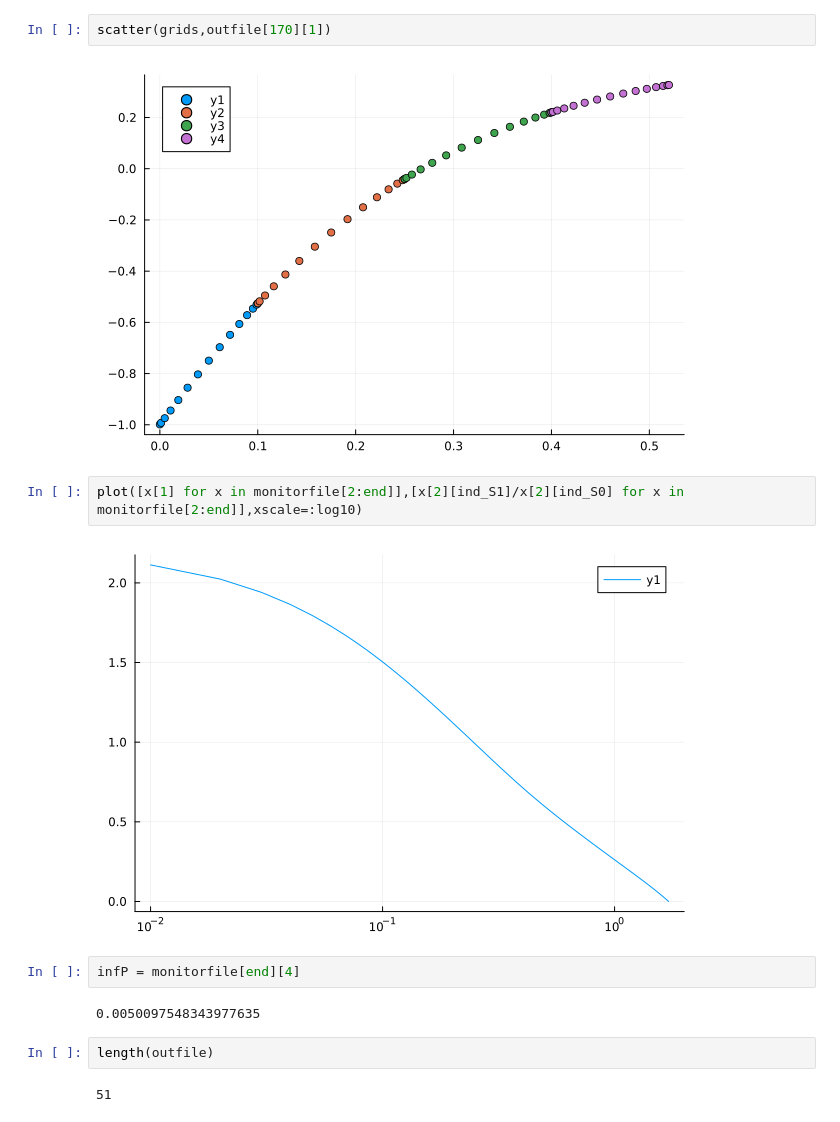
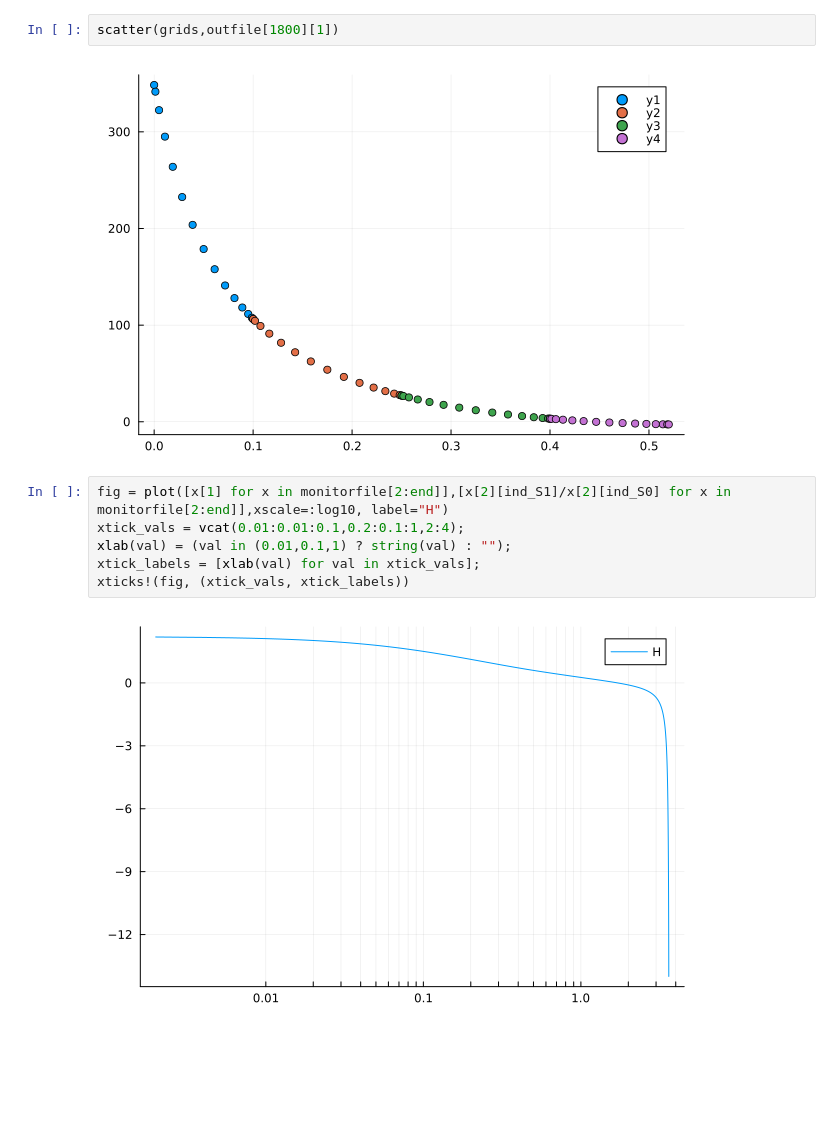
Before and after one commit to JanKozuszek/Reproducing-Dynamic-Holo, a Jupyter notebook: NewRun.ipynb, the cells around one changed output. Saved outputs shown, nothing was run; the diff lists cells and outputs as text; blank space fills up the shorter version.

```diff
--- a/NewRun.ipynb
+++ b/NewRun.ipynb
@@ -160,17 +200,13 @@ length(monitorfile)
 # %%
-scatter(grids,outfile[170][1])
+scatter(grids,outfile[1800][1])
 # %% [output]
-[figure, old version]
+[figure, new version]
 # %%
-plot([x[1] for x in monitorfile[2:end]],[x[2][ind_S1]/x[2][ind_S0] for x in monitorfile[2:end]],xscale=:log10)
+fig = plot([x[1] for x in monitorfile[2:end]],[x[2][ind_S1]/x[2][ind_S0] for x in monitorfile[2:end]],xscale=:log10, label="H")
+xtick_vals = vcat(0.01:0.01:0.1,0.2:0.1:1,2:4);
+xlab(val) = (val in (0.01,0.1,1) ? string(val) : "");
+xtick_labels = [xlab(val) for val in xtick_vals];
+xticks!(fig, (xtick_vals, xtick_labels))
 # %% [output]
-[figure, old version]
+[figure, new version]
-# %%
-infP = monitorfile[end][4]
-# %% [output]
-0.0050097548343977635
-# %%
-length(outfile)
-# %% [output]
-51
 # %%
```
Also changed, not shown: parts of 23 cells of this notebook, 8 other files.
